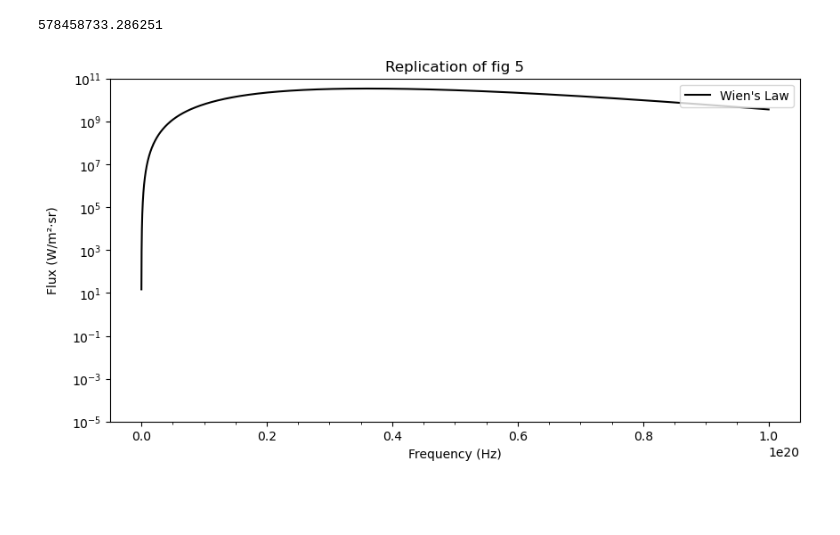
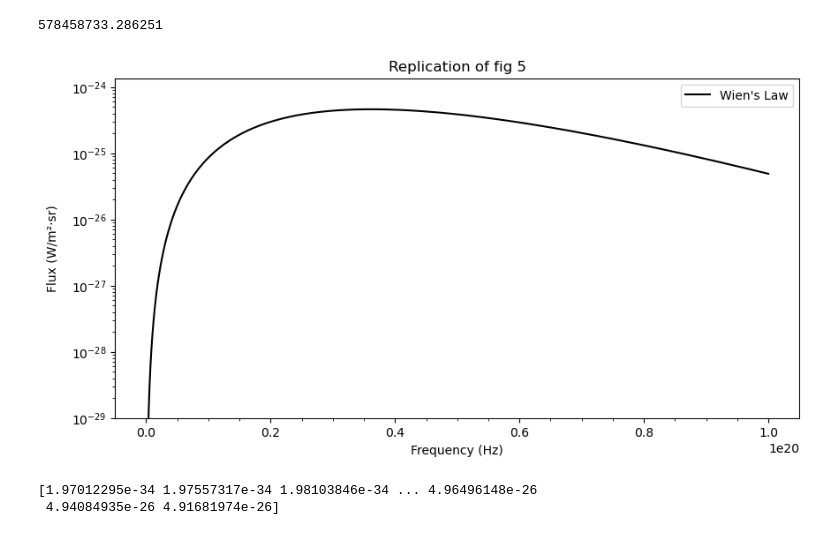
Before and after one commit to varunprit/Coding, a Jupyter notebook: mcfacts/replication_thermal.ipynb, the cells around one changed output. Cells and saved outputs as stored; diff of their text form; code cells hidden in the pictures; blank space fills up the shorter version.

Commit message:
added dist

```diff
--- a/mcfacts/replication_thermal.ipynb
+++ b/mcfacts/replication_thermal.ipynb
@@ -2,7 +2,8 @@
 import numpy as np
 import pandas as pd
 from astropy.io import fits
-from astropy.constants import h, c, k_B, m_p, R_sun, au
+from astropy.constants import h, c, k_B, m_p, R_sun, au, pc
+import astropy.units as u
 import matplotlib.pyplot as plt
 import matplotlib.ticker as ticker
 
@@ -14,7 +15,7 @@ dens = 1e-16 #density of agn disk
 # Constants used
 #t = 5800 #Temp of sun for now can change for what we are looking at
 rad = R_sun #Radius of sun in meters for now will change to bh later
-d = au #distance from earth to sun in meters change later to distance to agn
+d = 2.5 * pc.value #distance from earth agn 2.5 parsecs
 h = h.cgs.value #Planck constant
 c = c.cgs.value #speed of light
 k = k_B.cgs.value #Boltzmann constant
@@ -115,42 +116,48 @@ t = temp_fxn(v_fs, dens, m_p, c, k)  # Calculate temperature based on forward sh
 # Planck's law for frequency (for when b_fs * gamma_fs <= 0.03)
 planck_total = planck_fxn(freq_list, t) #planck law for the whole frequency range for graph
 
-
-# planck law based on area
-planck_area = (planck_total * pi * (rad**2))
-
 # planck law based on distance
-planck_dist = (planck_area/(4 * pi * (d**2)))
+planck_dist = (planck_total/(4 * pi * (d**2)))
 
 #t_mid = 1e4
 
 # Wien's law for frequency (used when b_fs * gamma_fs > 0.03)
 wien_total = wien_fxn(freq_list, t) #wien law for the whole frequency range for graph
+
+wien_dist = (wien_total/(4 * pi * (d**2)))
 
 
 # when b  is greater than 1 force it to use beta = 1- precision of instruement and give a warning
 
 print(t)
 
 # Plot Code
 plt.figure(figsize=(10, 5))
 
 if b_fs*gamma_fs <= 0.03:
     plt.plot(freq_list, planck_total, color='black', label="Planck's Law")
     plt.yscale('log')  # Set y-axis to logarithmic scale
 else:
-    plt.plot(freq_list, wien_total, color='black', label="Wien's Law")
+    plt.plot(freq_list, wien_dist, color='black', label="Wien's Law")
     plt.yscale('log')  # Set y-axis to logarithmic scale
+    #plt.xlim(1e16, 1e22)
 
 #labels
 plt.xlabel("Frequency (Hz)")
 plt.ylabel("Flux (W/m²·sr)", labelpad=10)
-plt.ylim(bottom=1e-5) # Makes y axis at 0
+plt.ylim(bottom=1e-29) # Makes y axis at 0
 plt.minorticks_on()  # Add ticks inside the axis
 plt.title("Replication of fig 5")
 plt.legend(loc='upper right')
+plt.ylim(auto=True) # Set y-axis limits to auto
+plt.xlim(auto=True)
 
 plt.show()
 # %% [output]
 578458733.286251
-[figure, old version]
+[figure, new version]
+# %%
+print(wien_dist)
+# %% [output]
+[1.97012295e-34 1.97557317e-34 1.98103846e-34 ... 4.96496148e-26
+ 4.94084935e-26 4.91681974e-26]
```
